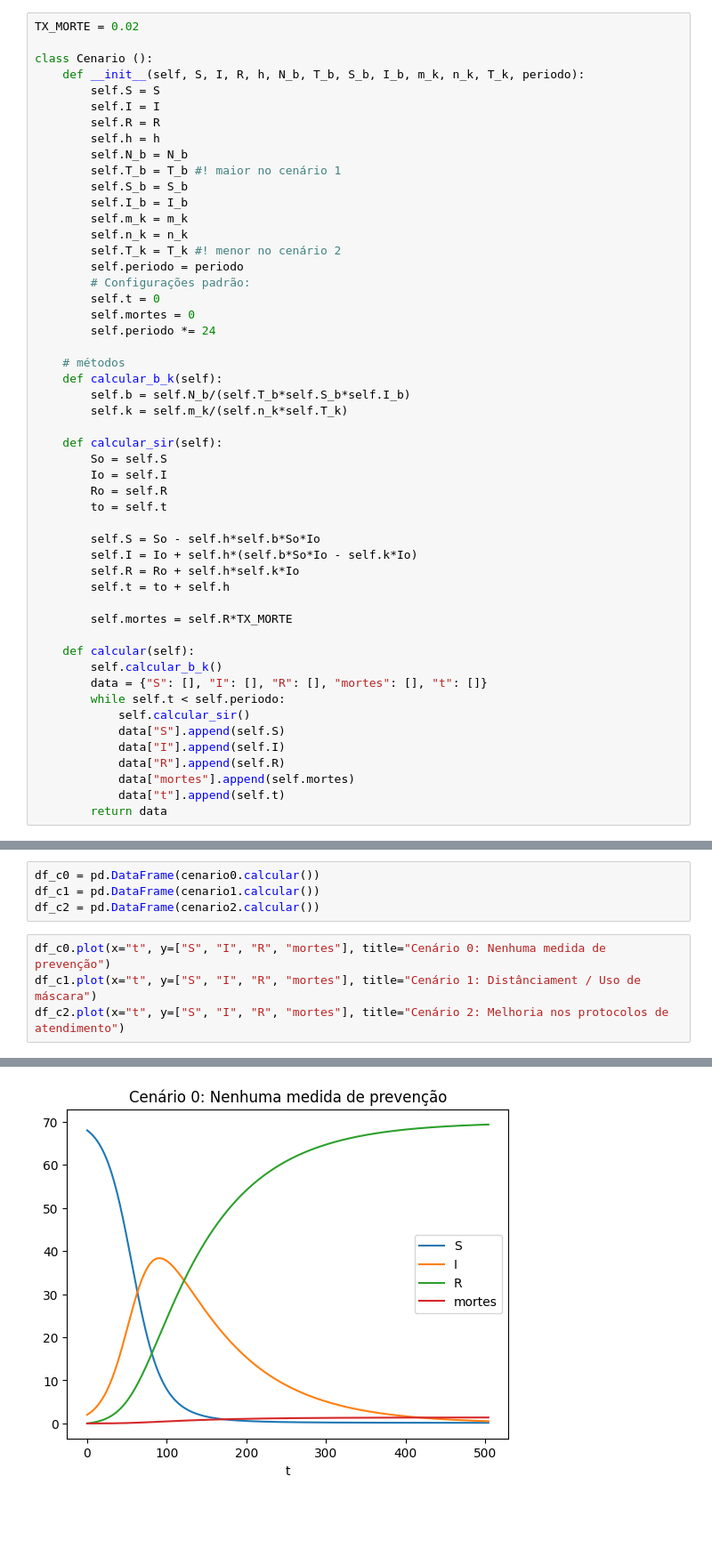
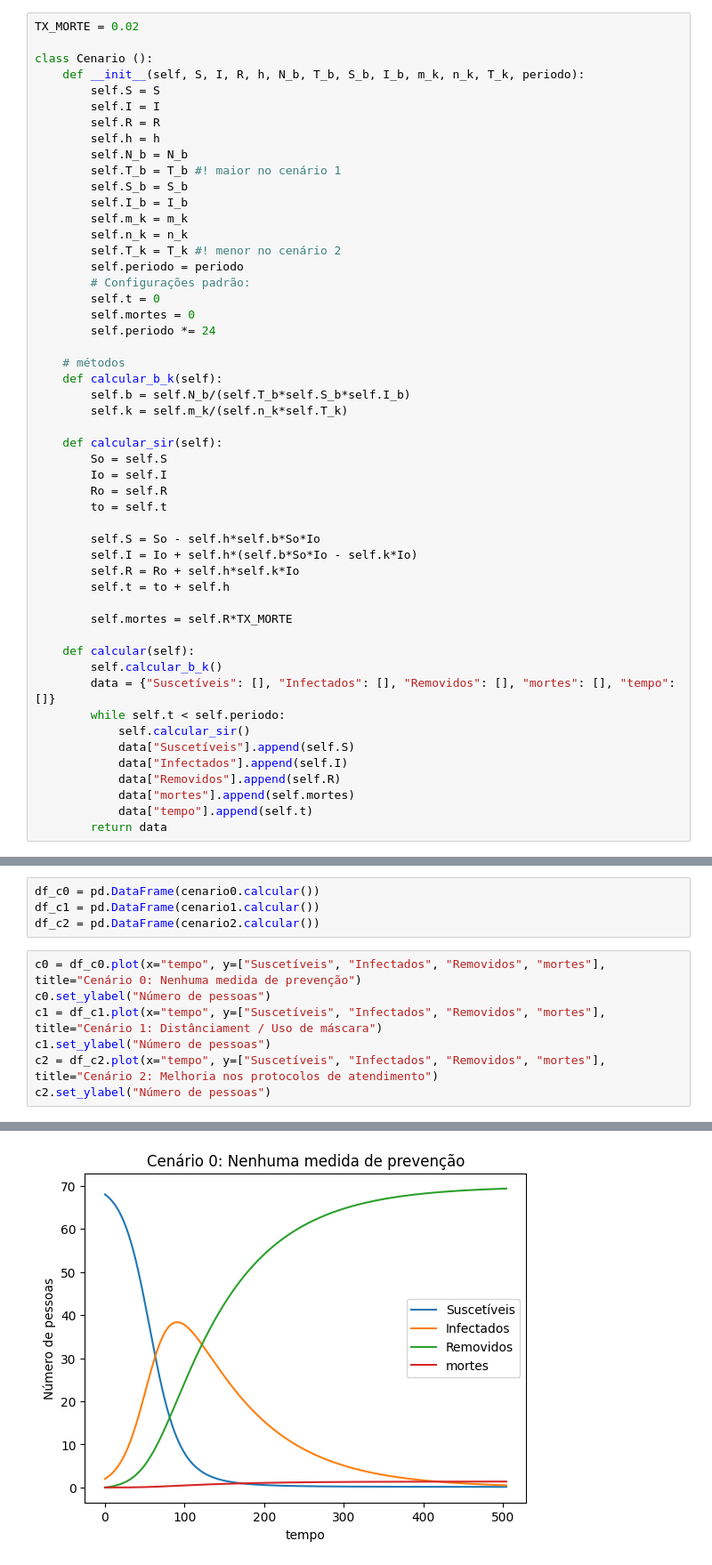
Before and after one commit to andrefernandeslp1/modelagem-computacional, a Jupyter notebook: modelagem_final.ipynb, the cells around one changed output, grey strips where cells are left out. Shown at 89% size. Drawn from its saved outputs; the diff is of its cells as text; blank space fills up the shorter version.

```diff
--- a/modelagem_final.ipynb
+++ b/modelagem_final.ipynb
@@ -67,14 +67,14 @@ class Cenario ():
 
     def calcular(self):
         self.calcular_b_k()
-        data = {"S": [], "I": [], "R": [], "mortes": [], "t": []}
+        data = {"Suscetíveis": [], "Infectados": [], "Removidos": [], "mortes": [], "tempo": []}
         while self.t < self.periodo:
             self.calcular_sir()
-            data["S"].append(self.S)
-            data["I"].append(self.I)
-            data["R"].append(self.R)
+            data["Suscetíveis"].append(self.S)
+            data["Infectados"].append(self.I)
+            data["Removidos"].append(self.R)
             data["mortes"].append(self.mortes)
-            data["t"].append(self.t)
+            data["tempo"].append(self.t)
         return data
 # %%
 #cenario = Cenario(S,  I, R, h,   N_b, T_b, S_b, I_b, m_k, n_k, T_k, periodo)
@@ -86,7 +86,10 @@ df_c0 = pd.DataFrame(cenario0.calcular())
 df_c1 = pd.DataFrame(cenario1.calcular())
 df_c2 = pd.DataFrame(cenario2.calcular())
 # %%
-df_c0.plot(x="t", y=["S", "I", "R", "mortes"], title="Cenário 0: Nenhuma medida de prevenção")
-df_c1.plot(x="t", y=["S", "I", "R", "mortes"], title="Cenário 1: Distânciament / Uso de máscara")
-df_c2.plot(x="t", y=["S", "I", "R", "mortes"], title="Cenário 2: Melhoria nos protocolos de atendimento")
+c0 = df_c0.plot(x="tempo", y=["Suscetíveis", "Infectados", "Removidos", "mortes"], title="Cenário 0: Nenhuma medida de prevenção")
+c0.set_ylabel("Número de pessoas")
+c1 = df_c1.plot(x="tempo", y=["Suscetíveis", "Infectados", "Removidos", "mortes"], title="Cenário 1: Distânciament / Uso de máscara")
+c1.set_ylabel("Número de pessoas")
+c2 = df_c2.plot(x="tempo", y=["Suscetíveis", "Infectados", "Removidos", "mortes"], title="Cenário 2: Melhoria nos protocolos de atendimento")
+c2.set_ylabel("Número de pessoas")
 # %% [output]
@@ -94 +97 @@ df_c2.plot(x="t", y=["S", "I", "R", "mortes"], title="Cenário 2: Melhoria nos p
-[figure, old version]
+[figure, new version]
```
Also changed, not shown: parts of 1 cell of this notebook, 4 other files.
